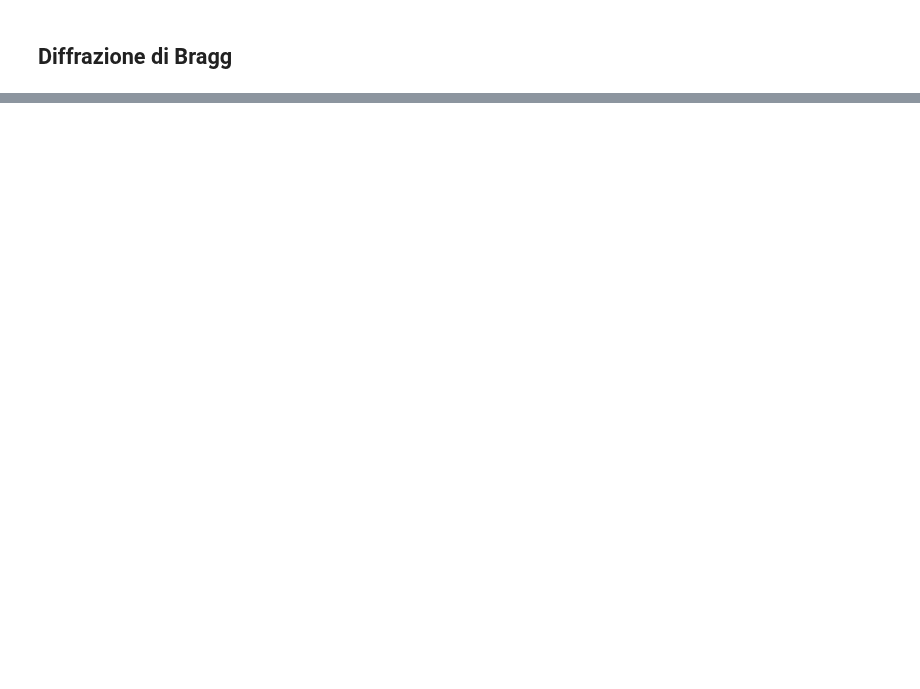
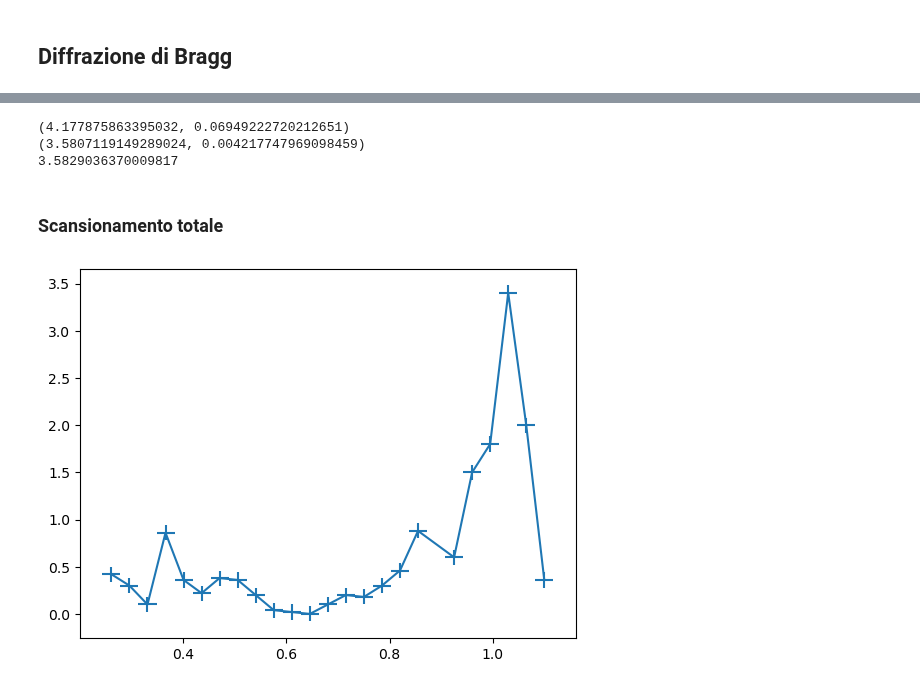
Before and after one commit to ARossiUnimib/Laboratorio-2---Gruppo-21-A.A.-2023-24, a Jupyter notebook: Notebooks/Microonde/Microonde.ipynb, the cells around one changed output, grey strips where cells are left out. Saved outputs shown, nothing was run; the diff lists cells and outputs as text; code cells hidden in the pictures; blank space fills up the shorter version.

```diff
--- a/Notebooks/Microonde/Microonde.ipynb
+++ b/Notebooks/Microonde/Microonde.ipynb
@@ -309,0 +505,38 @@ $\displaystyle n λ = 2 d \sin{\left(θ \right)}$
+# %%
+# calcolo di d con media pesata
+
+d1 = value_and_covariance("(2 * 2.85) / (2 * sin(t) )", t = (theta_max[0], theta_max[1]))
+d2 = value_and_covariance("(1 * 2.85) / (2 * sin(t) )", t = (theta_max2[0], theta_max2[1]))
+print(d1)
+print(d2)
+
+d_val = np.array(d1[0], d2[0])
+d_err = np.array(d1[1], d2[1])
+
+def weighet_mean(vec_x, err_vec_x):
+    return np.sum(vec_x/err_vec_x**2) / np.sum(1/err_vec_x**2), 1/np.sqrt(np.sum(1/err_vec_x**2))
+
+#d = weighet_mean(d_val, d_err)
+#print(d)
+
+d = (d1[0]/(d1[1]**2) + d2[0]/(d2[1]**2))/((1/d1[1])**2 + (1/d2[1])**2)
+print(d)
+# %% [output]
+(4.177875863395032, 0.06949222720212651)
+(3.5807119149289024, 0.004217747969098459)
+3.5829036370009817
+# %% [markdown]
+### Scansionamento totale
+# %%
+# scan totale per cercare i massimi
+
+theta = np.array(np.radians([15,17,19,21,23,25,27,29,31,33,35,37,39,41,43,45,47,49,53,55,57,59,61,63]))
+M = np.array([0.42, 0.3, 0.1, 0.86, 0.36, 0.22, 0.38, 0.36, 0.2, \
+            0.04, 0.02, 0, 0.1, 0.2, 0.18, 0.3, 0.46, 0.88, 0.60, 1.5, 1.8, 3.4, 2.0, 0.36])
+err_theta = np.radians(1)
+err_M = np.array([0.08] * len(M))
+
+plt.errorbar(theta, M, err_M, err_theta)
+plt.show()
+# %% [output]
+[figure, added]
```
Also changed, not shown: parts of 12 cells of this notebook.
